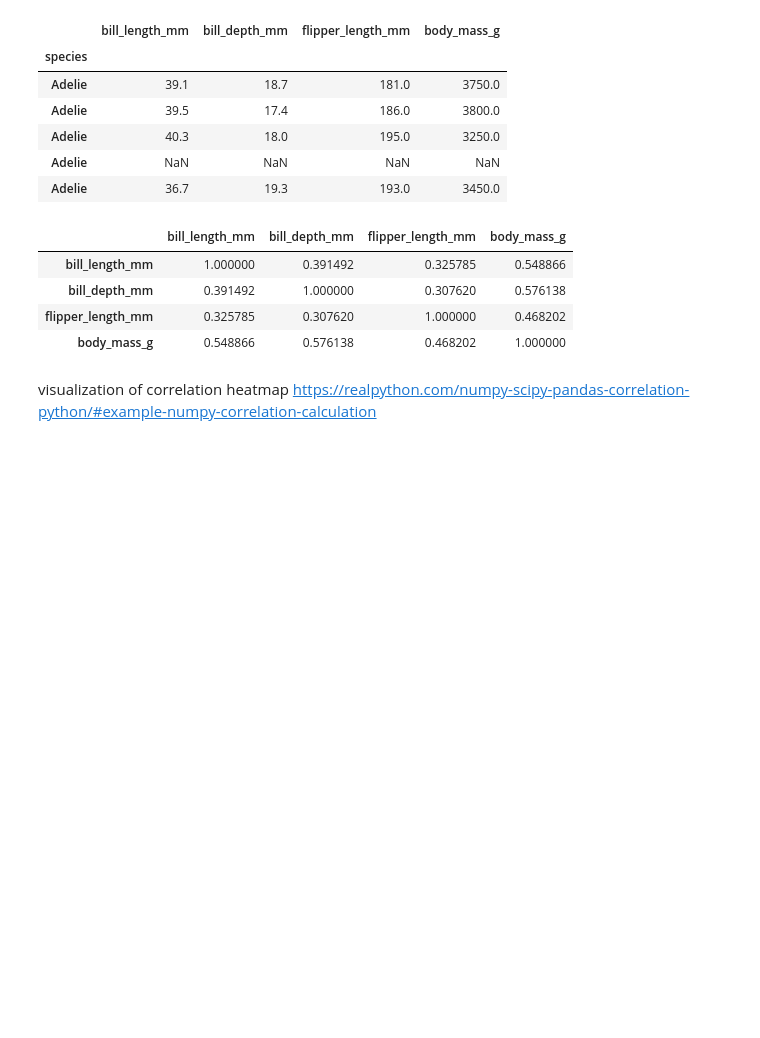
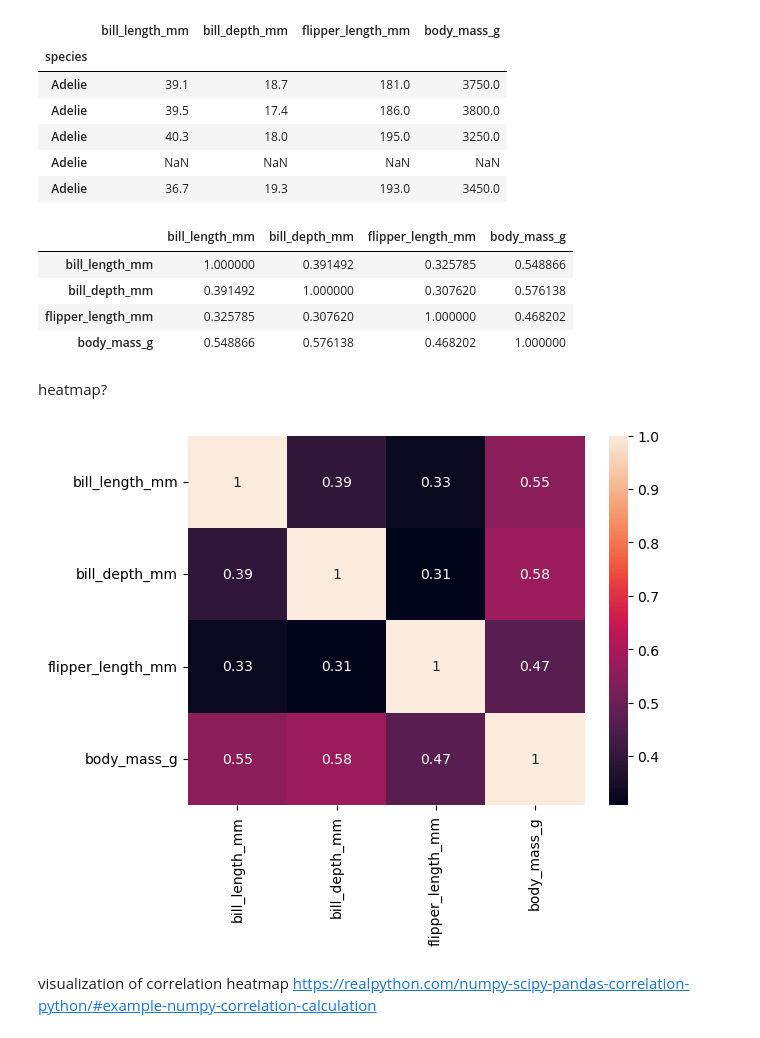
Before and after one commit to IreneKilgannon/DataAnalytics, a Jupyter notebook: penguins.ipynb, the cells around one changed output. Cells and saved outputs as stored; diff of their text form; code cells hidden in the pictures; blank space fills up the shorter version.

Commit message:
heatmap of correlation for adelie penguins

```diff
--- a/penguins.ipynb
+++ b/penguins.ipynb
@@ -444,6 +427,13 @@ adelie_no_island.corr()
 | bill_depth_mm | 0.391492 | 1.000000 | 0.307620 | 0.576138 |
 | flipper_length_mm | 0.325785 | 0.307620 | 1.000000 | 0.468202 |
 | body_mass_g | 0.548866 | 0.576138 | 0.468202 | 1.000000 |
+# %% [markdown]
+heatmap?
+# %%
+sns.heatmap(adelie_no_island.corr(), annot = True)
+plt.show()
+# %% [output]
+[figure, added]
 # %% [markdown]
 visualization of correlation heatmap https://realpython.com/numpy-scipy-pandas-correlation-python/#example-numpy-correlation-calculation
 # %% [markdown]
```
Also changed, not shown: parts of 9 cells of this notebook.
